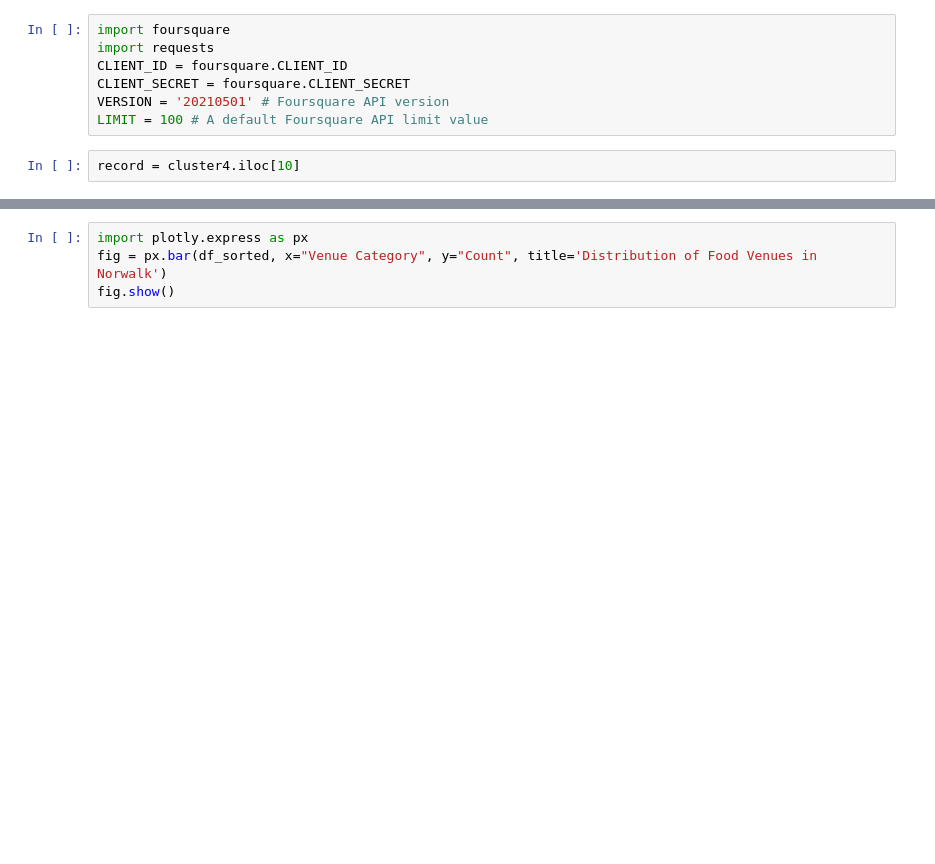
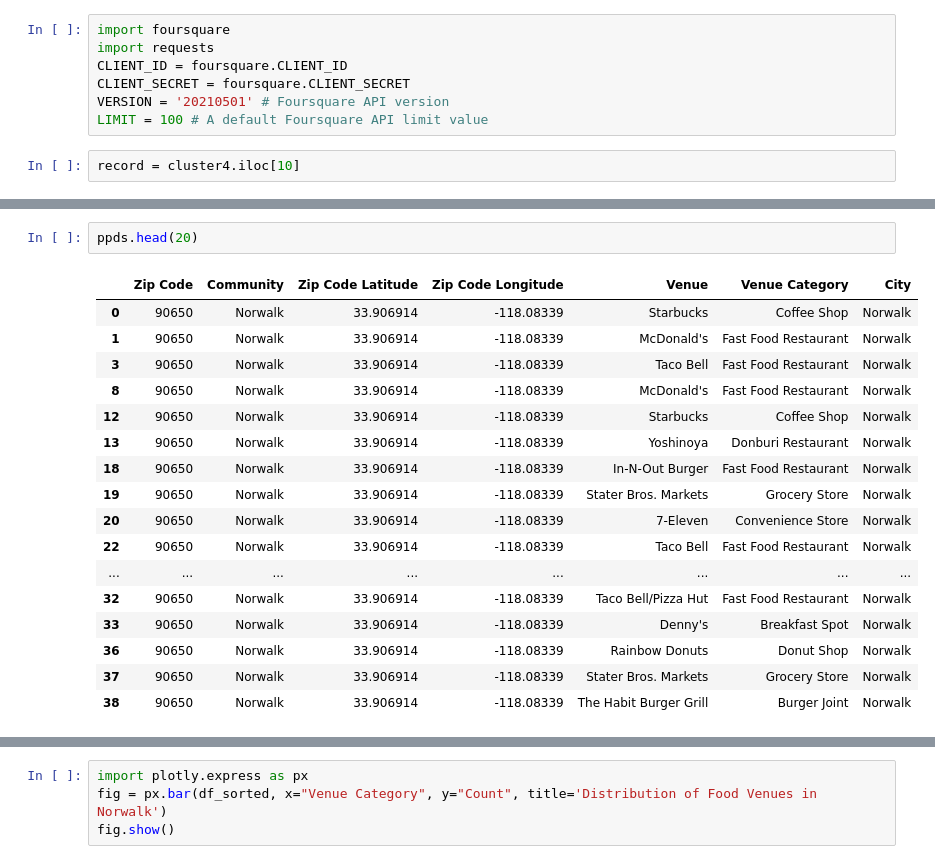
Before and after one commit to Elydora/Coursera_Capstone, a Jupyter notebook: Project/cluster4.ipynb, the cells around one changed output, grey strips where cells are left out. Cells and saved outputs as stored; diff of their text form; blank space fills up the shorter version.

```diff
--- a/Project/cluster4.ipynb
+++ b/Project/cluster4.ipynb
@@ -125 +171,21 @@ df_sorted
+# %%
+ppds.head(20)
+# %% [output]
+|  | Zip Code | Community | Zip Code Latitude | Zip Code Longitude | Venue | Venue Category | City |
+| 0 | 90650 | Norwalk | 33.906914 | -118.08339 | Starbucks | Coffee Shop | Norwalk |
+| 1 | 90650 | Norwalk | 33.906914 | -118.08339 | McDonald's | Fast Food Restaurant | Norwalk |
+| 3 | 90650 | Norwalk | 33.906914 | -118.08339 | Taco Bell | Fast Food Restaurant | Norwalk |
+| 8 | 90650 | Norwalk | 33.906914 | -118.08339 | McDonald's | Fast Food Restaurant | Norwalk |
+| 12 | 90650 | Norwalk | 33.906914 | -118.08339 | Starbucks | Coffee Shop | Norwalk |
+| 13 | 90650 | Norwalk | 33.906914 | -118.08339 | Yoshinoya | Donburi Restaurant | Norwalk |
+| 18 | 90650 | Norwalk | 33.906914 | -118.08339 | In-N-Out Burger | Fast Food Restaurant | Norwalk |
+| 19 | 90650 | Norwalk | 33.906914 | -118.08339 | Stater Bros. Markets | Grocery Store | Norwalk |
+| 20 | 90650 | Norwalk | 33.906914 | -118.08339 | 7-Eleven | Convenience Store | Norwalk |
+| 22 | 90650 | Norwalk | 33.906914 | -118.08339 | Taco Bell | Fast Food Restaurant | Norwalk |
+| ... | ... | ... | ... | ... | ... | ... | ... |
+| 32 | 90650 | Norwalk | 33.906914 | -118.08339 | Taco Bell/Pizza Hut | Fast Food Restaurant | Norwalk |
+| 33 | 90650 | Norwalk | 33.906914 | -118.08339 | Denny's | Breakfast Spot | Norwalk |
+| 36 | 90650 | Norwalk | 33.906914 | -118.08339 | Rainbow Donuts | Donut Shop | Norwalk |
+| 37 | 90650 | Norwalk | 33.906914 | -118.08339 | Stater Bros. Markets | Grocery Store | Norwalk |
+| 38 | 90650 | Norwalk | 33.906914 | -118.08339 | The Habit Burger Grill | Burger Joint | Norwalk |
 # %%
```
Also changed, not shown: parts of 11 cells of this notebook, 9 other files.
